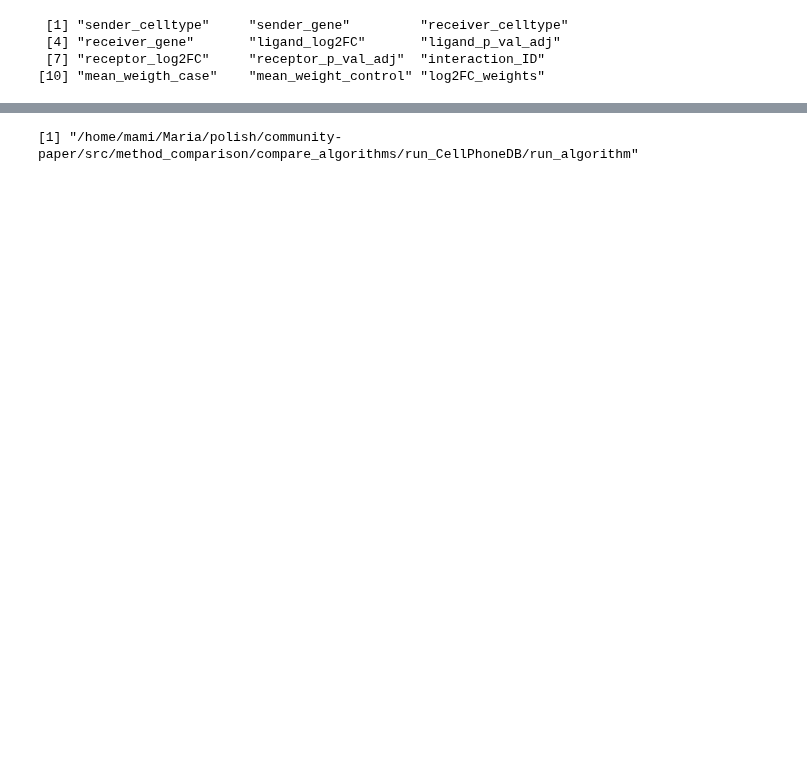
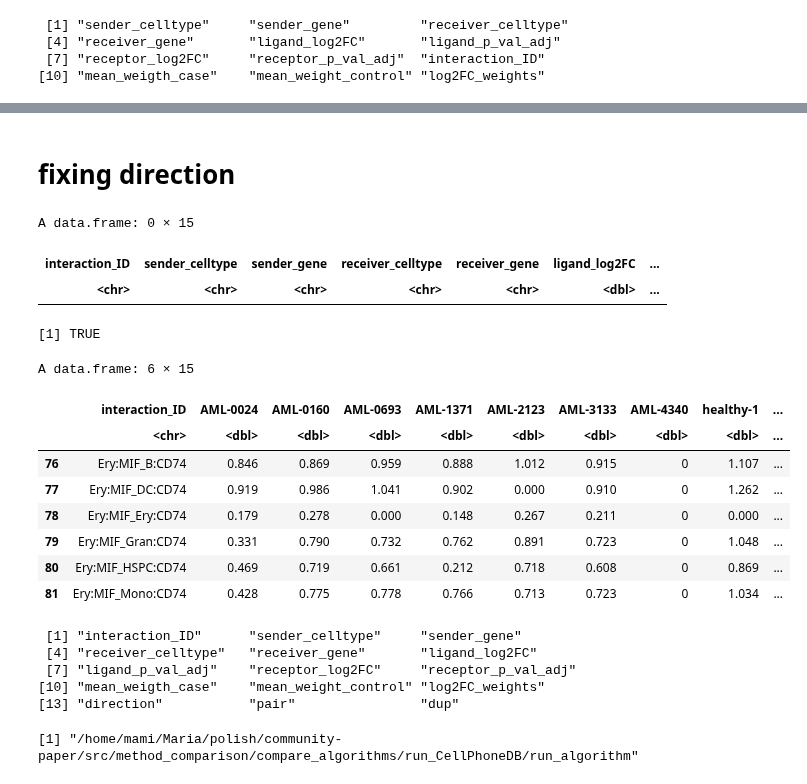
Before and after one commit to colomemaria/community-paper, a Jupyter notebook: src/method_comparison/compare_algorithms/run_CellPhoneDB/run_algorithm/run_CPDB.ipynb, the cells around one changed output, grey strips where cells are left out. Cells and saved outputs as stored; diff of their text form; code cells hidden in the pictures; blank space fills up the shorter version.

Commit message:
cpdb fix directions

```diff
--- a/src/method_comparison/compare_algorithms/run_CellPhoneDB/run_algorithm/run_CPDB.ipynb
+++ b/src/method_comparison/compare_algorithms/run_CellPhoneDB/run_algorithm/run_CPDB.ipynb
@@ -571,0 +626,10 @@ multiplied_df[is.na(multiplied_df)] <- 0
+# %% [markdown]
+# fixing direction
+# %%
+LR_DB <- read.csv("../build_customDB/intersect_db.csv")
+# %%
+LR_DB <- LR_DB %>%
+        rename("Ligand" = "protein_name_a",
+               "Receptor" = "protein_name_b")
+
+LR_DB <- LR_DB[,-1]
@@ -571,0 +639,13 @@ multiplied_df[is.na(multiplied_df)] <- 0
+# %%
+# check if we have any duplicated swaps
+df[df$pair %in% df$dup,]
+# %% [output]
+A data.frame: 0 × 15
+| interaction_ID | sender_celltype | sender_gene | receiver_celltype | receiver_gene | ligand_log2FC | ... |
+| <chr> | <chr> | <chr> | <chr> | <chr> | <dbl> | ... |
+# %%
+# check if all the items that are not present in the original database exist as swapped pairs in
+#the original database.
+identical(df[!df$pair %in% LR_DB$Pair.Name,]$interaction_ID,df[df$dup %in% LR_DB$Pair.Name,]$interaction_ID)
+# %% [output]
+[1] TRUE
@@ -571,0 +656,8 @@ multiplied_df[is.na(multiplied_df)] <- 0
+# %%
+# create a pair column, makes it easier to check
+multiplied_df$pair <- sapply(strsplit(multiplied_df$interaction_ID, "_"), function(x) {
+  genes <- gsub(".*:", "", x)
+  paste(genes, collapse = "_")
+})
+# %%
+fix_multiplied_df = multiplied_df[!multiplied_df$pair %in% LR_DB$Pair.Name,]
@@ -571,0 +666,12 @@ multiplied_df[is.na(multiplied_df)] <- 0
+# %%
+head(fix_multiplied_df)
+# %% [output]
+A data.frame: 6 × 15
+|  | interaction_ID | AML-0024 | AML-0160 | AML-0693 | AML-1371 | AML-2123 | AML-3133 | AML-4340 | healthy-1 | ... |
+|  | <chr> | <dbl> | <dbl> | <dbl> | <dbl> | <dbl> | <dbl> | <dbl> | <dbl> | ... |
+| 76 | Ery:MIF_B:CD74 | 0.846 | 0.869 | 0.959 | 0.888 | 1.012 | 0.915 | 0 | 1.107 | ... |
+| 77 | Ery:MIF_DC:CD74 | 0.919 | 0.986 | 1.041 | 0.902 | 0.000 | 0.910 | 0 | 1.262 | ... |
+| 78 | Ery:MIF_Ery:CD74 | 0.179 | 0.278 | 0.000 | 0.148 | 0.267 | 0.211 | 0 | 0.000 | ... |
+| 79 | Ery:MIF_Gran:CD74 | 0.331 | 0.790 | 0.732 | 0.762 | 0.891 | 0.723 | 0 | 1.048 | ... |
+| 80 | Ery:MIF_HSPC:CD74 | 0.469 | 0.719 | 0.661 | 0.212 | 0.718 | 0.608 | 0 | 0.869 | ... |
+| 81 | Ery:MIF_Mono:CD74 | 0.428 | 0.775 | 0.778 | 0.766 | 0.713 | 0.723 | 0 | 1.034 | ... |
@@ -571,0 +681,8 @@ multiplied_df[is.na(multiplied_df)] <- 0
+# %%
+colnames(fix_df)
+# %% [output]
+ [1] "interaction_ID"      "sender_celltype"     "sender_gene"
+ [4] "receiver_celltype"   "receiver_gene"       "ligand_log2FC"
+ [7] "ligand_p_val_adj"    "receptor_log2FC"     "receptor_p_val_adj"
+[10] "mean_weigth_case"    "mean_weight_control" "log2FC_weights"
+[13] "direction"           "pair"                "dup"
```
Also changed, not shown: parts of 44 cells of this notebook, 2 other files.
